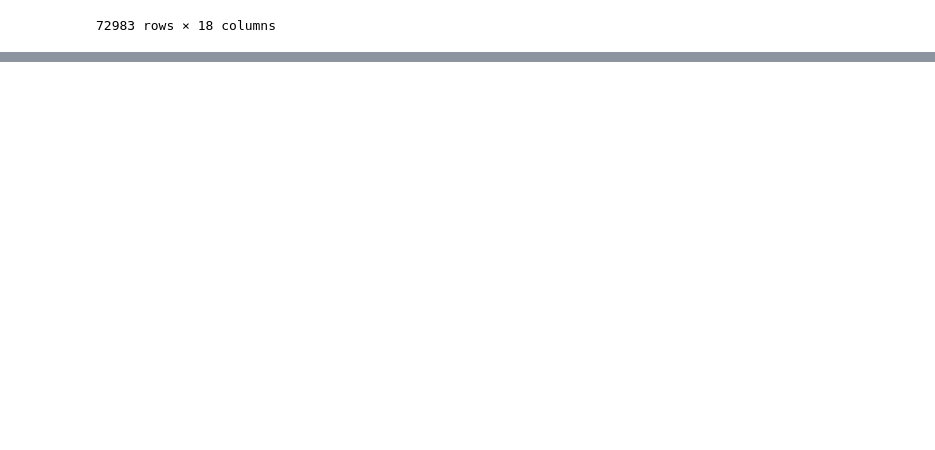
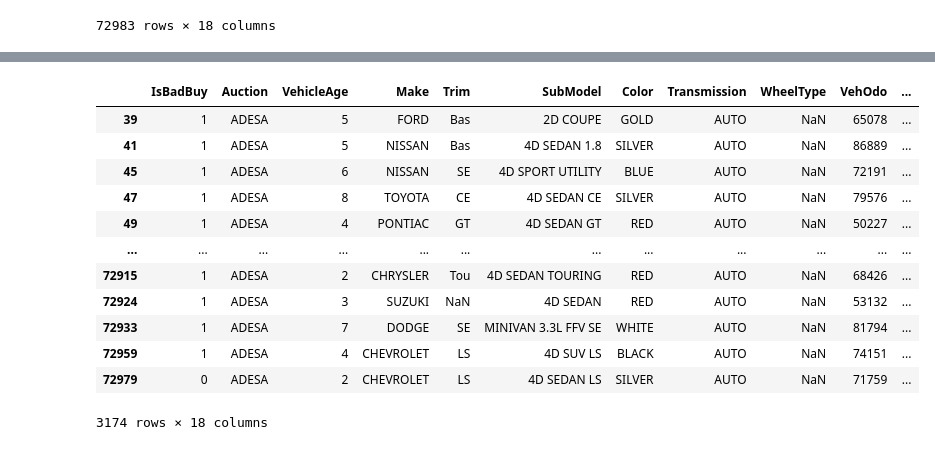
Before and after one commit to NemanjaGojkovic/Predikcija_pogodnosti_kupovine_automobila, a Jupyter notebook: masinsko-ucenje-3-domaci.ipynb, the cells around one changed output, grey strips where cells are left out. Cells and saved outputs as stored; diff of their text form; code cells hidden in the pictures; blank space fills up the shorter version.

```diff
--- a/masinsko-ucenje-3-domaci.ipynb
+++ b/masinsko-ucenje-3-domaci.ipynb
@@ -354,0 +387,16 @@ car_data
+# %%
+car_data[car_data.WheelType.isna()]
+# %% [output]
+|  | IsBadBuy | Auction | VehicleAge | Make | Trim | SubModel | Color | Transmission | WheelType | VehOdo | ... |
+| 39 | 1 | ADESA | 5 | FORD | Bas | 2D COUPE | GOLD | AUTO | NaN | 65078 | ... |
+| 41 | 1 | ADESA | 5 | NISSAN | Bas | 4D SEDAN 1.8 | SILVER | AUTO | NaN | 86889 | ... |
+| 45 | 1 | ADESA | 6 | NISSAN | SE | 4D SPORT UTILITY | BLUE | AUTO | NaN | 72191 | ... |
+| 47 | 1 | ADESA | 8 | TOYOTA | CE | 4D SEDAN CE | SILVER | AUTO | NaN | 79576 | ... |
+| 49 | 1 | ADESA | 4 | PONTIAC | GT | 4D SEDAN GT | RED | AUTO | NaN | 50227 | ... |
+| ... | ... | ... | ... | ... | ... | ... | ... | ... | ... | ... | ... |
+| 72915 | 1 | ADESA | 2 | CHRYSLER | Tou | 4D SEDAN TOURING | RED | AUTO | NaN | 68426 | ... |
+| 72924 | 1 | ADESA | 3 | SUZUKI | NaN | 4D SEDAN | RED | AUTO | NaN | 53132 | ... |
+| 72933 | 1 | ADESA | 7 | DODGE | SE | MINIVAN 3.3L FFV SE | WHITE | AUTO | NaN | 81794 | ... |
+| 72959 | 1 | ADESA | 4 | CHEVROLET | LS | 4D SUV LS | BLACK | AUTO | NaN | 74151 | ... |
+| 72979 | 0 | ADESA | 2 | CHEVROLET | LS | 4D SEDAN LS | SILVER | AUTO | NaN | 71759 | ... |
+3174 rows × 18 columns
```
Also changed, not shown: parts of 22 cells of this notebook.
